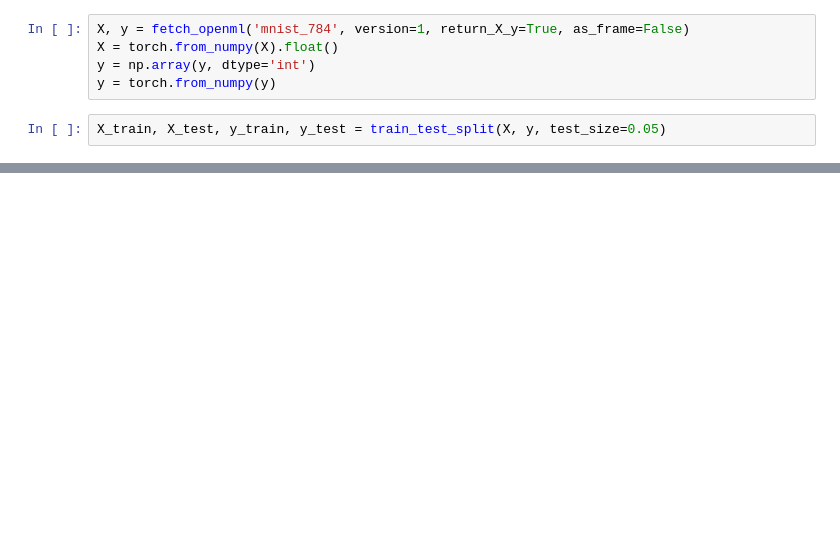
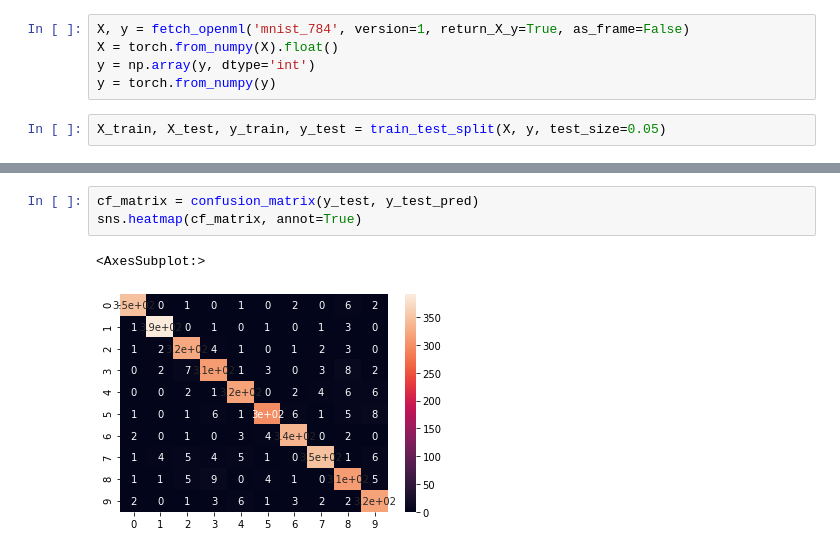
Before and after one commit to nicollegah/mnist, a Jupyter notebook: MNIST.ipynb, the cells around one changed output, grey strips where cells are left out. Saved outputs shown, nothing was run; the diff lists cells and outputs as text; blank space fills up the shorter version.

```diff
--- a/MNIST.ipynb
+++ b/MNIST.ipynb
@@ -70,0 +86,6 @@ tensor(0.9520)
+# %%
+cf_matrix = confusion_matrix(y_test, y_test_pred)
+sns.heatmap(cf_matrix, annot=True)
+# %% [output]
+<AxesSubplot:>
+[figure, added]
```
Also changed, not shown: parts of 5 cells of this notebook.
